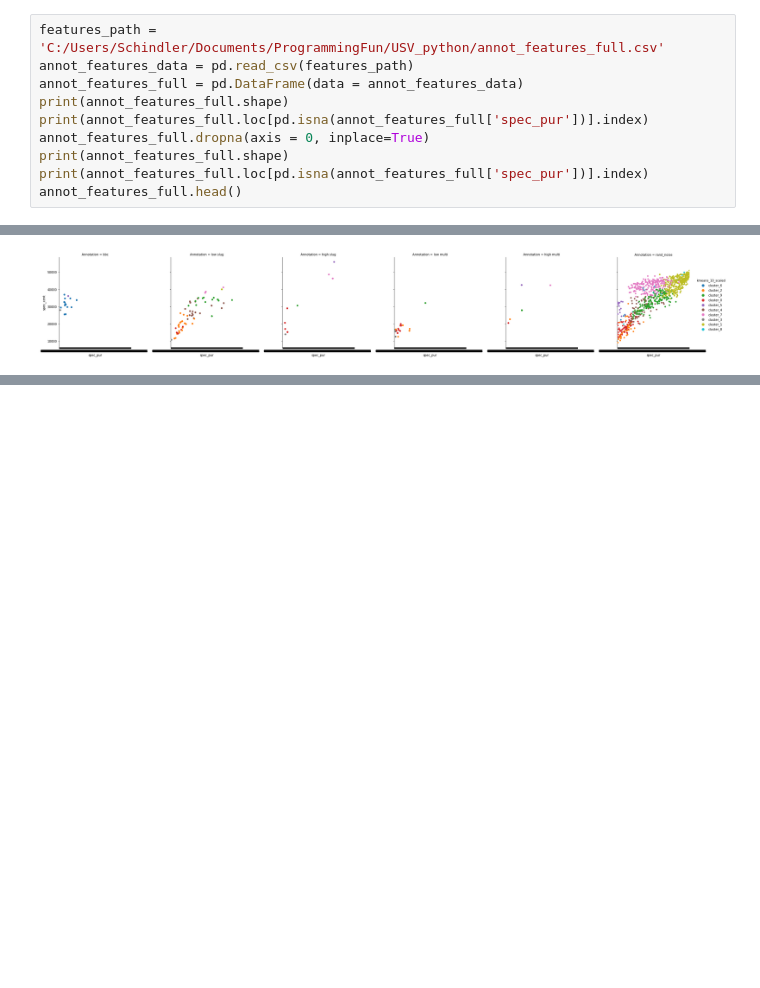
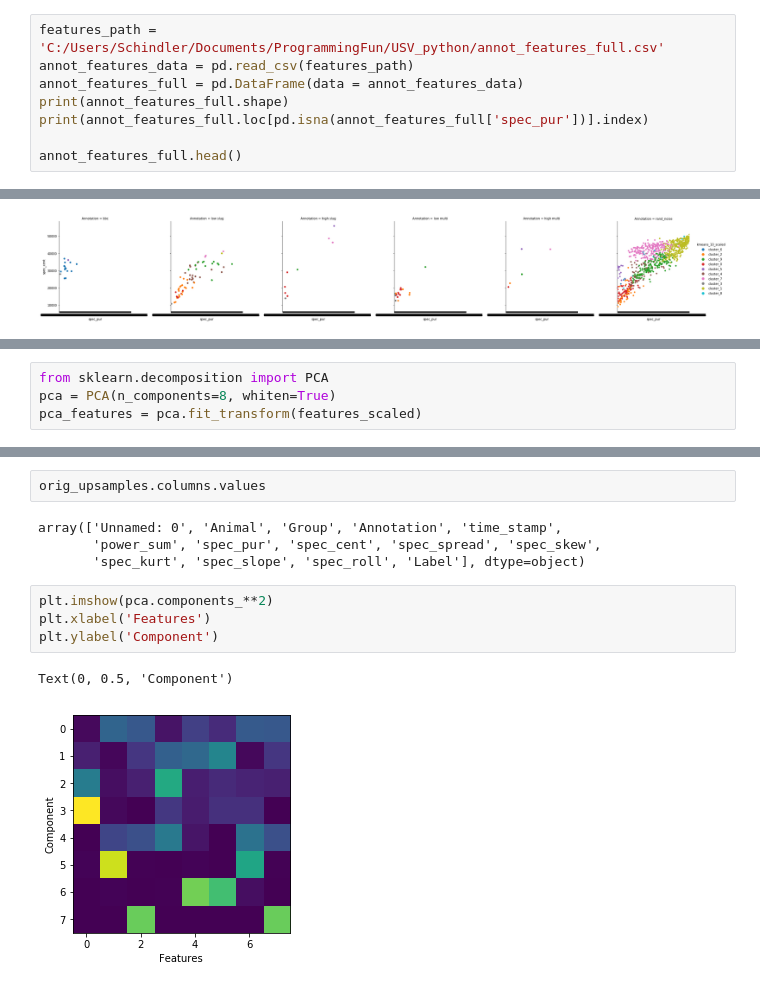
Before and after one commit to grace3999/USV_Python, a Jupyter notebook: Notebooks/5_xr_Annotations_clustering.ipynb, the cells around one changed output, grey strips where cells are left out. Cells and saved outputs as stored; diff of their text form; blank space fills up the shorter version.

```diff
--- a/Notebooks/5_xr_Annotations_clustering.ipynb
+++ b/Notebooks/5_xr_Annotations_clustering.ipynb
@@ -35,9 +35,7 @@ annot_features_data = pd.read_csv(features_path)
 annot_features_full = pd.DataFrame(data = annot_features_data)
 print(annot_features_full.shape)
 print(annot_features_full.loc[pd.isna(annot_features_full['spec_pur'])].index)
-annot_features_full.dropna(axis = 0, inplace=True)
-print(annot_features_full.shape)
-print(annot_features_full.loc[pd.isna(annot_features_full['spec_pur'])].index)
+
 annot_features_full.head()
 # %% [output]
 (1084, 13)
@@ -203,0 +209,4 @@ sns.catplot(x="spec_pur", y="spec_cent", hue="kmeans_10_scaled", col='Annotation
+# %%
+from sklearn.decomposition import PCA
+pca = PCA(n_components=8, whiten=True)
+pca_features = pca.fit_transform(features_scaled)
@@ -203,0 +224,13 @@ sns.catplot(x="spec_pur", y="spec_cent", hue="kmeans_10_scaled", col='Annotation
+# %%
+orig_upsamples.columns.values
+# %% [output]
+array(['Unnamed: 0', 'Animal', 'Group', 'Annotation', 'time_stamp',
+       'power_sum', 'spec_pur', 'spec_cent', 'spec_spread', 'spec_skew',
+       'spec_kurt', 'spec_slope', 'spec_roll', 'Label'], dtype=object)
+# %%
+plt.imshow(pca.components_**2)
+plt.xlabel('Features')
+plt.ylabel('Component')
+# %% [output]
+Text(0, 0.5, 'Component')
+[figure, added]
```
Also changed, not shown: parts of 16 cells of this notebook.
